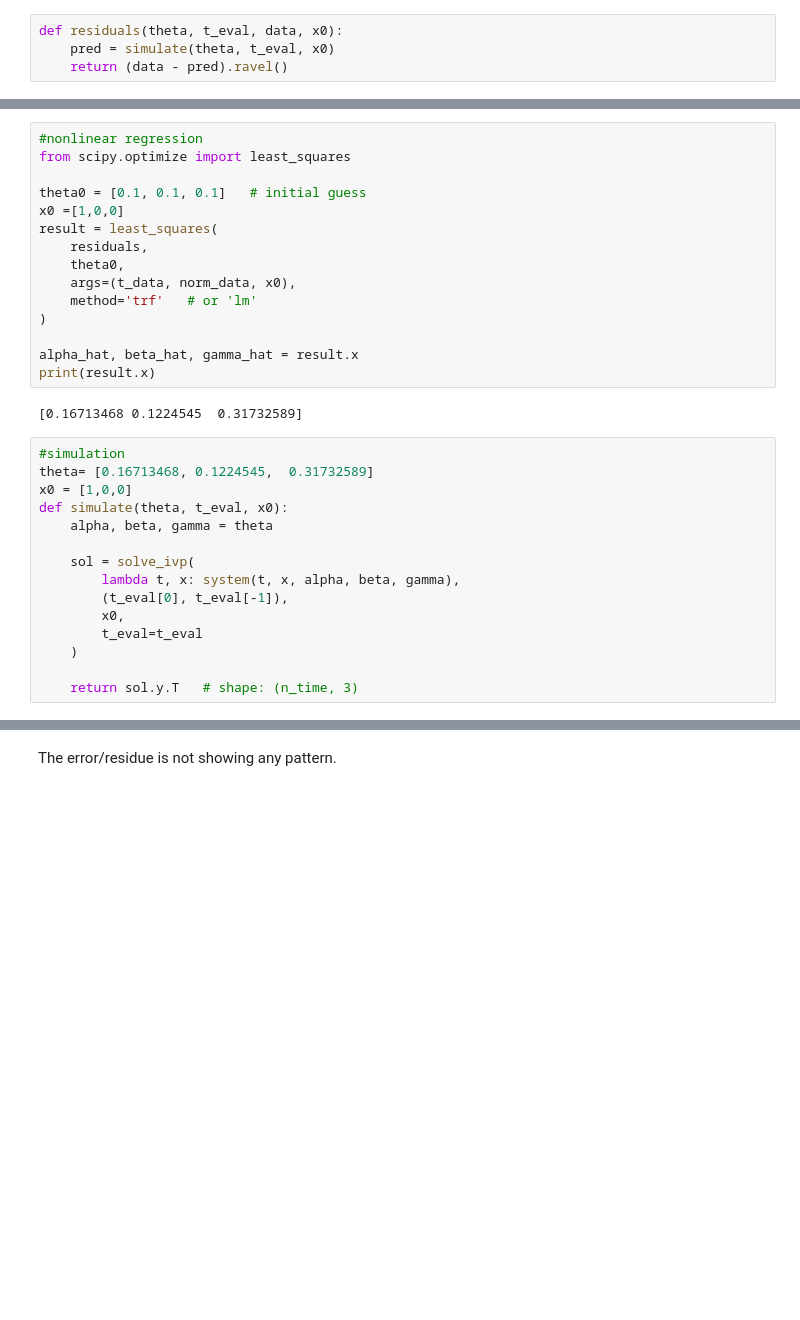
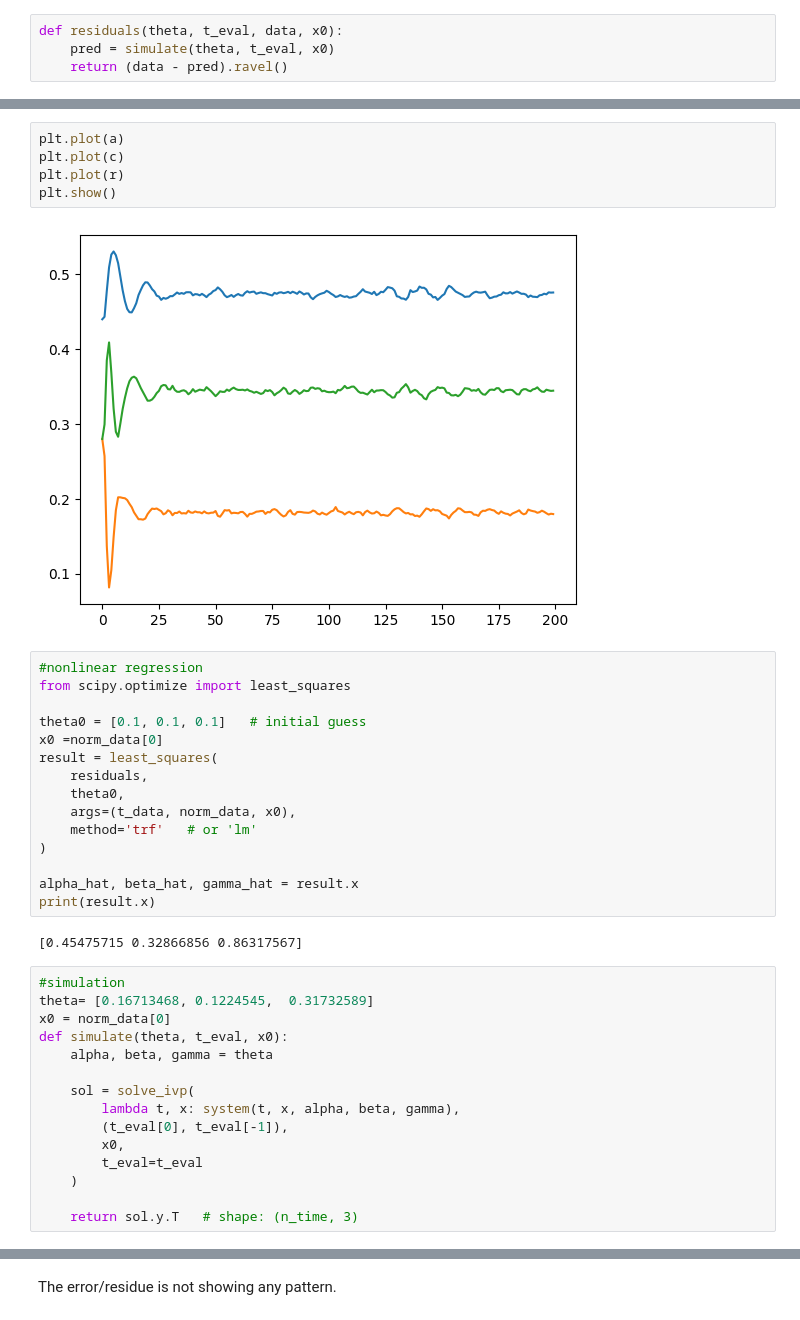
Before and after one commit to yasfaw/MM-project-II, a Jupyter notebook: hair_cycle_modeling.ipynb, the cells around one changed output, grey strips where cells are left out. Cells and saved outputs as stored; diff of their text form; blank space fills up the shorter version.

```diff
--- a/hair_cycle_modeling.ipynb
+++ b/hair_cycle_modeling.ipynb
@@ -418,12 +379,19 @@ norm_data = np.array([a, c, r]). T
 norm_data.shape
 # %% [output]
 (200, 3)
+# %%
+plt.plot(a)
+plt.plot(c)
+plt.plot(r)
+plt.show()
+# %% [output]
+[figure, added]
 # %%
 #nonlinear regression
 from scipy.optimize import least_squares
 
 theta0 = [0.1, 0.1, 0.1]   # initial guess
-x0 =[1,0,0]
+x0 =norm_data[0]
 result = least_squares(
     residuals,
     theta0,
@@ -434,11 +402,11 @@ result = least_squares(
 alpha_hat, beta_hat, gamma_hat = result.x
 print(result.x)
 # %% [output]
-[0.16713468 0.1224545  0.31732589]
+[0.45475715 0.32866856 0.86317567]
 # %%
 #simulation
 theta= [0.16713468, 0.1224545,  0.31732589]
-x0 = [1,0,0]
+x0 = norm_data[0]
 def simulate(theta, t_eval, x0):
     alpha, beta, gamma = theta
 
```
Also changed, not shown: parts of 33 cells of this notebook, 1 other file.
